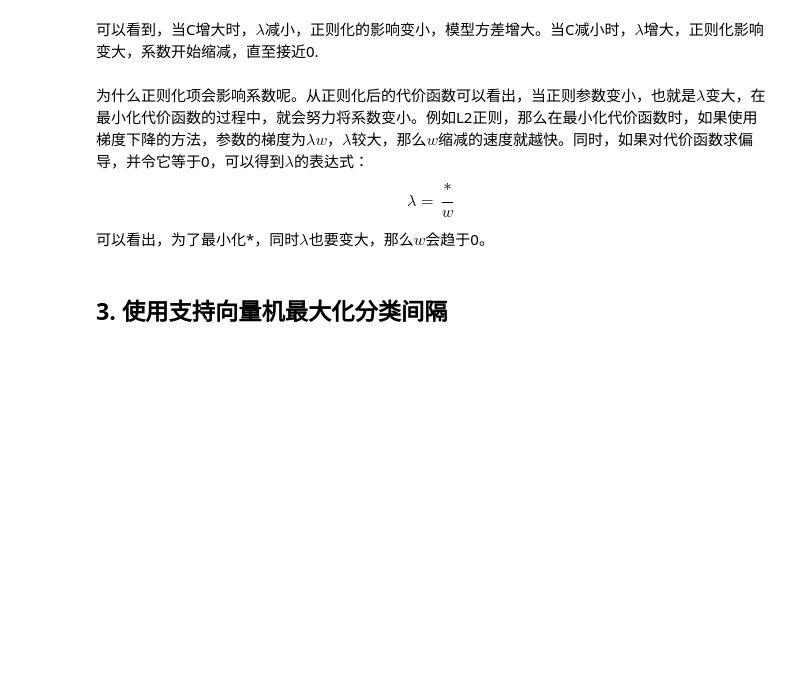
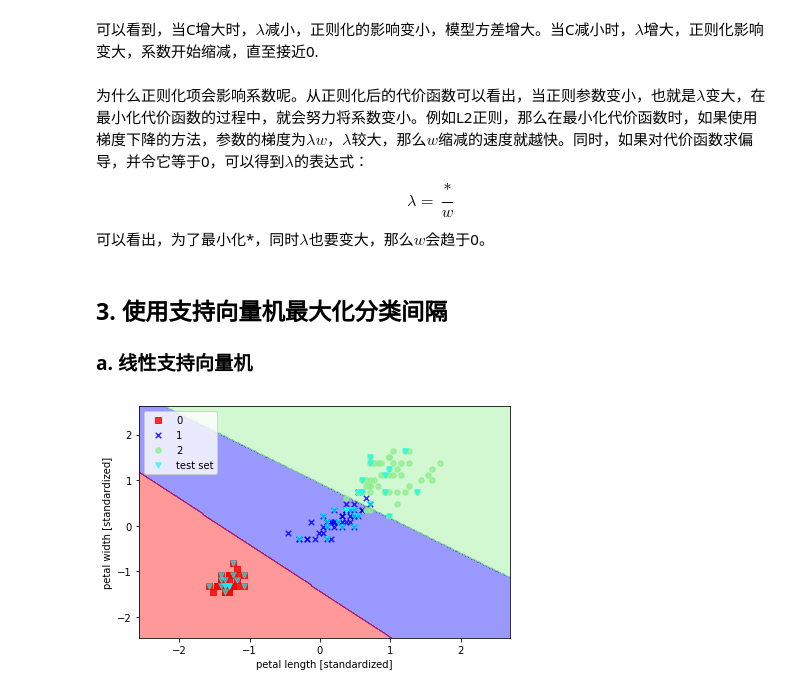
Before and after one commit to ViperBling/PythonML, a Jupyter notebook: ch03/Ch03.ipynb, the cells around one changed output. Cells and saved outputs as stored; diff of their text form; code cells hidden in the pictures; blank space fills up the shorter version.

```diff
--- a/ch03/Ch03.ipynb
+++ b/ch03/Ch03.ipynb
@@ -106,7 +106,7 @@ def plot_decision_regions(X, y, classifier, test_idx=None, resolution=0.02):
 
     for idx, cl in enumerate(np.unique(y)):
         plt.scatter(x=X[y == cl, 0], y=X[y == cl, 1],
-                    alpha=0.8, color=cmap(idx),
+                    alpha=0.8, color=cmap(idx), s=30,
                     marker=markers[idx], label=cl)
 
     # 高亮显示测试数据
@@ -126,7 +126,7 @@ def plot_decision_regions(X, y, classifier, test_idx=None, resolution=0.02):
                     alpha=0.6,
                     linewidths=1,
                     marker='v',
-                    s=55, label='test set')
+                    s=30, label='test set')
 # %%
 # 把测试集和训练集组合在一起
 X_combined_std = np.vstack((X_train_std, X_test_std))
@@ -285,3 +292,21 @@ $$\lambda = \frac*{w}$$
 可以看出，为了最小化*，同时$\lambda$也要变大，那么${w}$会趋于0。
 # %% [markdown]
 ## 3. 使用支持向量机最大化分类间隔
+### a. 线性支持向量机
+# %%
+from sklearn.svm import SVC
+
+# C为松弛变量
+svm = SVC(kernel='linear', C=1.0, random_state=0)
+svm.fit(X_train_std, y_train)
+
+plot_decision_regions(X_combined_std, y_combined,
+                      classifier=svm, test_idx=range(105, 150))
+
+plt.xlabel('petal length [standardized]')
+plt.ylabel('petal width [standardized]')
+plt.legend(loc='upper left')
+plt.tight_layout()
+plt.show()
+# %% [output]
+[figure, added]
```
Also changed, not shown: parts of 27 cells of this notebook, 2 other files.
